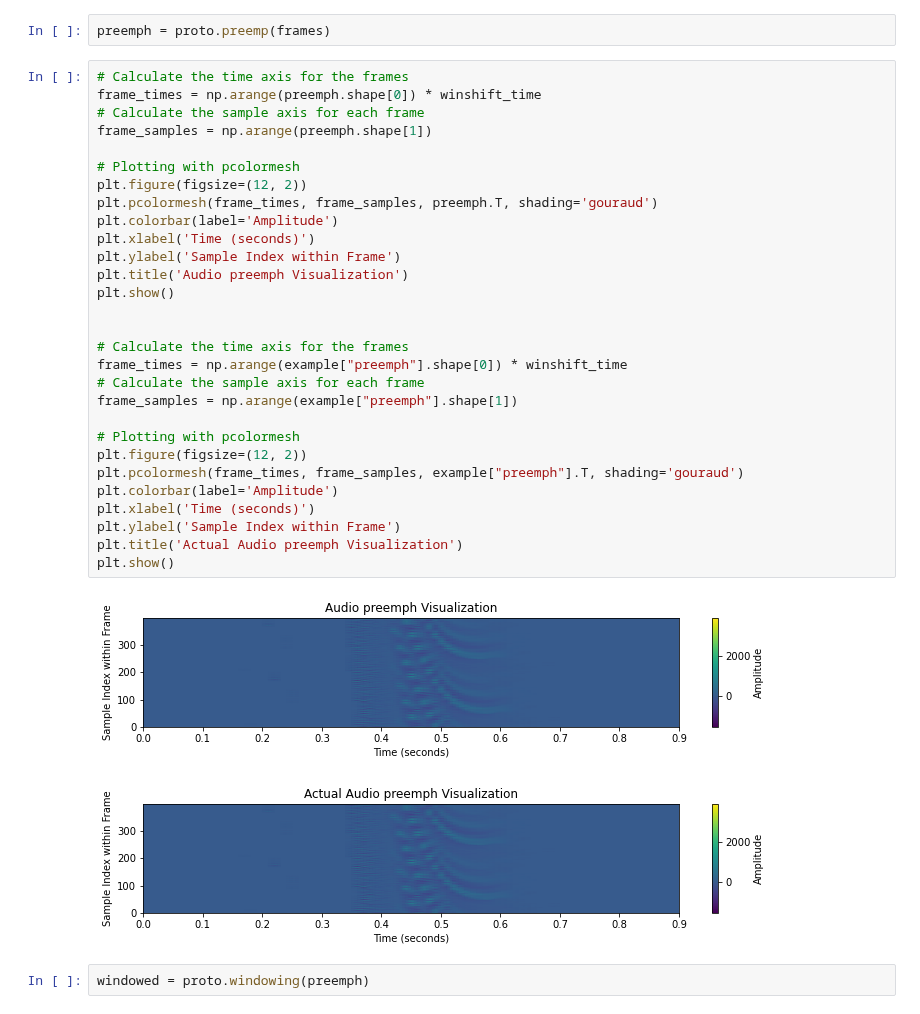
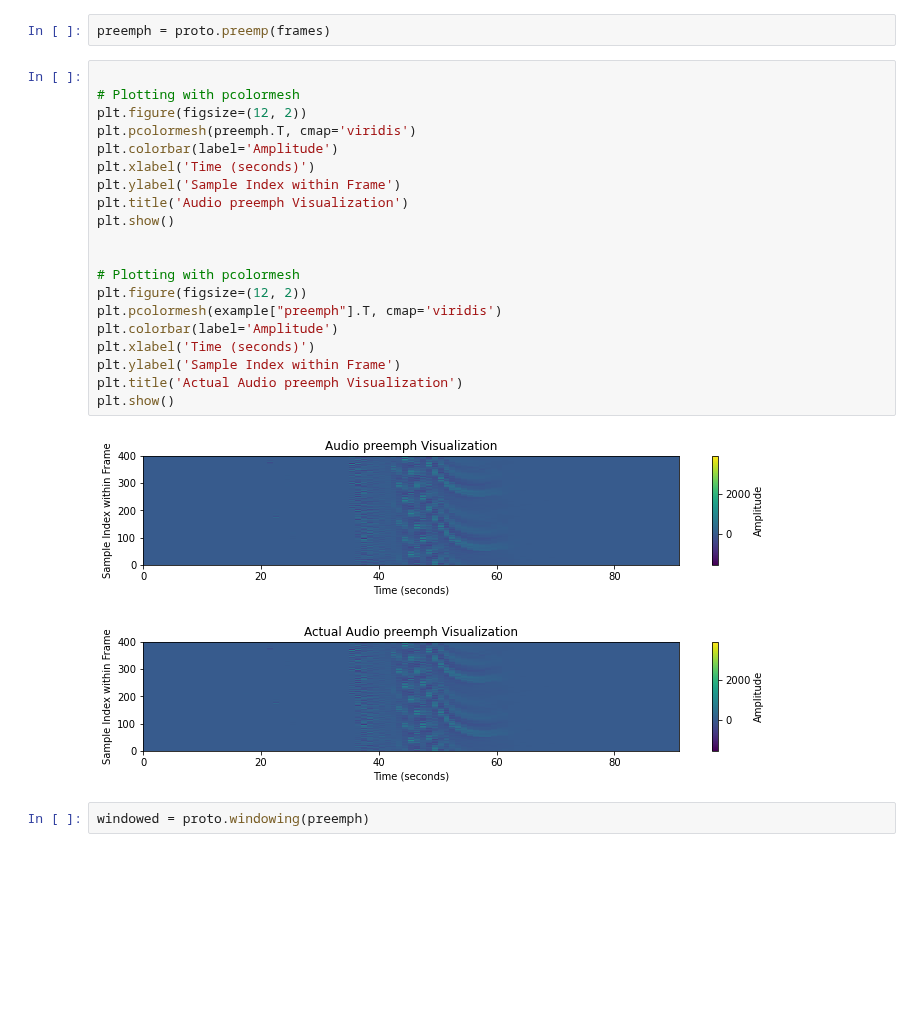
Before and after one commit to kyebinan/Speach-Speaker-Recognition, a Jupyter notebook: Lab1/lab1.ipynb, the cells around one changed output. Drawn from its saved outputs; the diff is of its cells as text; blank space fills up the shorter version.

Commit message:
Using simple data for the plots

```diff
--- a/Lab1/lab1.ipynb
+++ b/Lab1/lab1.ipynb
@@ -63,37 +63,28 @@ plt.show()
 # %%
 preemph = proto.preemp(frames)
 # %%
-# Calculate the time axis for the frames
-frame_times = np.arange(preemph.shape[0]) * winshift_time
-# Calculate the sample axis for each frame
-frame_samples = np.arange(preemph.shape[1])
 
 # Plotting with pcolormesh
 plt.figure(figsize=(12, 2))
-plt.pcolormesh(frame_times, frame_samples, preemph.T, shading='gouraud')
+plt.pcolormesh(preemph.T, cmap='viridis')
 plt.colorbar(label='Amplitude')
 plt.xlabel('Time (seconds)')
 plt.ylabel('Sample Index within Frame')
 plt.title('Audio preemph Visualization')
 plt.show()
 
 
-# Calculate the time axis for the frames
-frame_times = np.arange(example["preemph"].shape[0]) * winshift_time
-# Calculate the sample axis for each frame
-frame_samples = np.arange(example["preemph"].shape[1])
-
 # Plotting with pcolormesh
 plt.figure(figsize=(12, 2))
-plt.pcolormesh(frame_times, frame_samples, example["preemph"].T, shading='gouraud')
+plt.pcolormesh(example["preemph"].T, cmap='viridis')
 plt.colorbar(label='Amplitude')
 plt.xlabel('Time (seconds)')
 plt.ylabel('Sample Index within Frame')
 plt.title('Actual Audio preemph Visualization')
 plt.show()
 # %% [output]
-[figure, old version]
+[figure, new version]
-[figure, old version]
+[figure, new version]
 # %%
 windowed = proto.windowing(preemph)
 # %%
```
Also changed, not shown: parts of 2 cells of this notebook.
